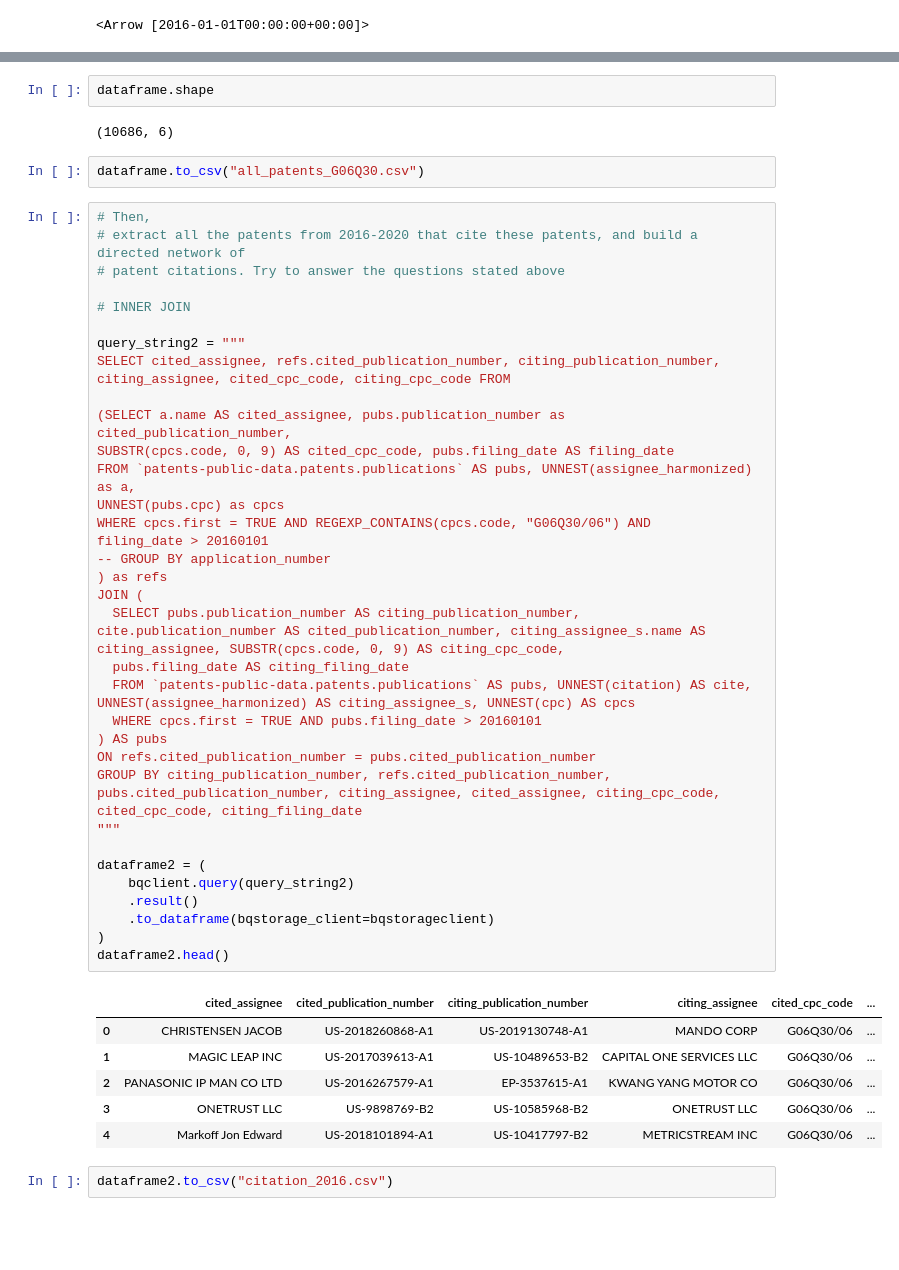
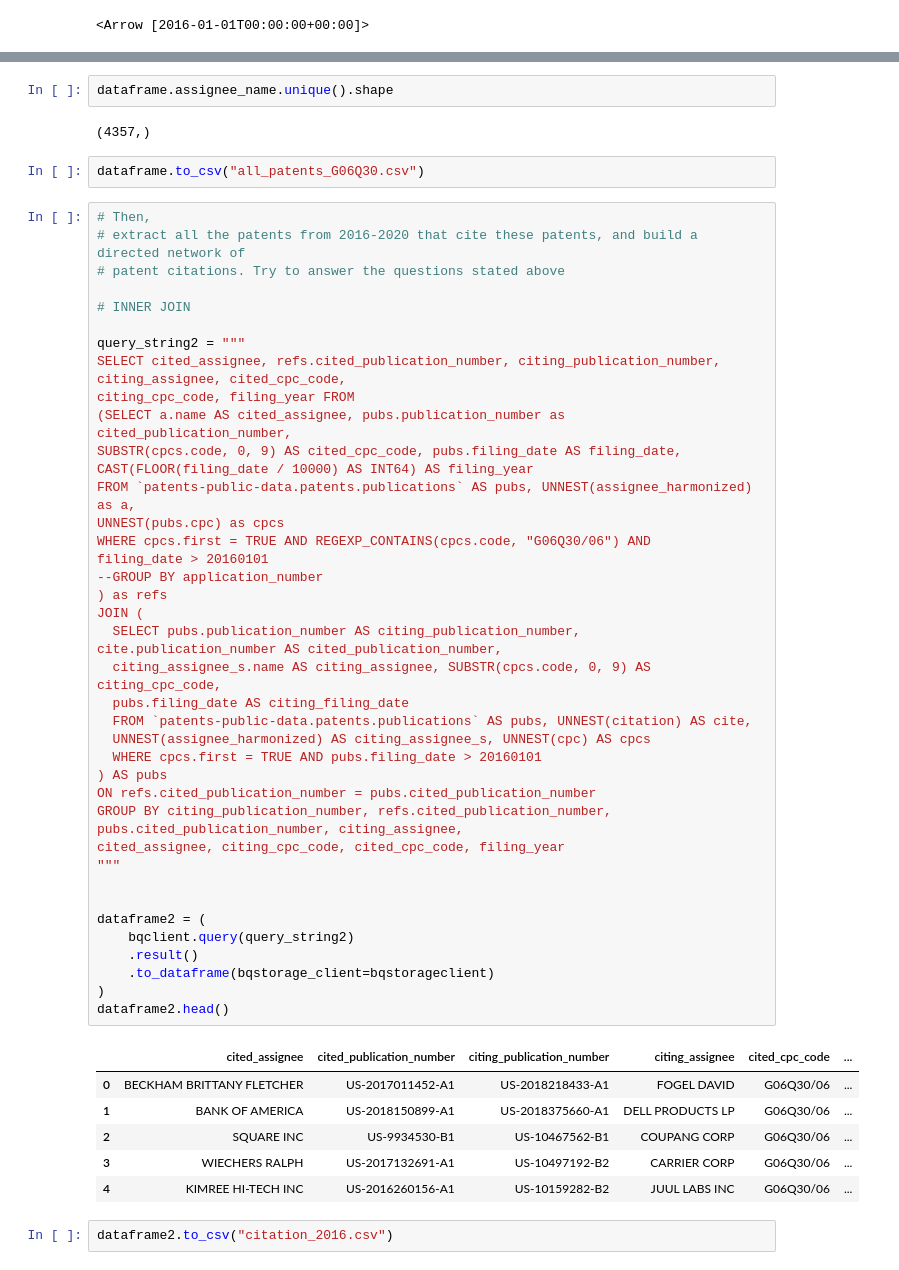
Before and after one commit to anitamezzetti/EPFL_Data_science_in_practice, a Jupyter notebook: Problem Set 3/HienAs3-Query.ipynb, the cells around one changed output, grey strips where cells are left out. Drawn from its saved outputs; the diff is of its cells as text; blank space fills up the shorter version.

```diff
--- a/Problem Set 3/HienAs3-Query.ipynb
+++ b/Problem Set 3/HienAs3-Query.ipynb
@@ -79,49 +79,55 @@ dataframe.head()
 # %%
-dataframe.shape
+dataframe.assignee_name.unique().shape
 # %% [output]
-(10686, 6)
+(4357,)
 # %%
 dataframe.to_csv("all_patents_G06Q30.csv")
 # %%
 # Then,
 # extract all the patents from 2016-2020 that cite these patents, and build a directed network of
 # patent citations. Try to answer the questions stated above
 
 # INNER JOIN
 
 query_string2 = """
-SELECT cited_assignee, refs.cited_publication_number, citing_publication_number, citing_assignee, cited_cpc_code, citing_cpc_code FROM
-
-(SELECT a.name AS cited_assignee, pubs.publication_number as cited_publication_number,
-SUBSTR(cpcs.code, 0, 9) AS cited_cpc_code, pubs.filing_date AS filing_date
+SELECT cited_assignee, refs.cited_publication_number, citing_publication_number, citing_assignee, cited_cpc_code,
+citing_cpc_code, filing_year FROM
+(SELECT a.name AS cited_assignee, pubs.publication_number as
+cited_publication_number,
+SUBSTR(cpcs.code, 0, 9) AS cited_cpc_code, pubs.filing_date AS filing_date,
+CAST(FLOOR(filing_date / 10000) AS INT64) AS filing_year
 FROM `patents-public-data.patents.publications` AS pubs, UNNEST(assignee_harmonized) as a,
 UNNEST(pubs.cpc) as cpcs
 WHERE cpcs.first = TRUE AND REGEXP_CONTAINS(cpcs.code, "G06Q30/06") AND
 filing_date > 20160101
--- GROUP BY application_number
+--GROUP BY application_number
 ) as refs
 JOIN (
-  SELECT pubs.publication_number AS citing_publication_number, cite.publication_number AS cited_publication_number, citing_assignee_s.name AS citing_assignee, SUBSTR(cpcs.code, 0, 9) AS citing_cpc_code,
+  SELECT pubs.publication_number AS citing_publication_number, cite.publication_number AS cited_publication_number,
+  citing_assignee_s.name AS citing_assignee, SUBSTR(cpcs.code, 0, 9) AS citing_cpc_code,
   pubs.filing_date AS citing_filing_date
-  FROM `patents-public-data.patents.publications` AS pubs, UNNEST(citation) AS cite, UNNEST(assignee_harmonized) AS citing_assignee_s, UNNEST(cpc) AS cpcs
+  FROM `patents-public-data.patents.publications` AS pubs, UNNEST(citation) AS cite,
+  UNNEST(assignee_harmonized) AS citing_assignee_s, UNNEST(cpc) AS cpcs
   WHERE cpcs.first = TRUE AND pubs.filing_date > 20160101
 ) AS pubs
 ON refs.cited_publication_number = pubs.cited_publication_number
-GROUP BY citing_publication_number, refs.cited_publication_number, pubs.cited_publication_number, citing_assignee, cited_assignee, citing_cpc_code, cited_cpc_code, citing_filing_date
+GROUP BY citing_publication_number, refs.cited_publication_number, pubs.cited_publication_number, citing_assignee,
+cited_assignee, citing_cpc_code, cited_cpc_code, filing_year
 """
+
 
 dataframe2 = (
     bqclient.query(query_string2)
     .result()
     .to_dataframe(bqstorage_client=bqstorageclient)
 )
 dataframe2.head()
 # %% [output]
 |  | cited_assignee | cited_publication_number | citing_publication_number | citing_assignee | cited_cpc_code | ... |
-| 0 | CHRISTENSEN JACOB | US-2018260868-A1 | US-2019130748-A1 | MANDO CORP | G06Q30/06 | ... |
-| 1 | MAGIC LEAP INC | US-2017039613-A1 | US-10489653-B2 | CAPITAL ONE SERVICES LLC | G06Q30/06 | ... |
-| 2 | PANASONIC IP MAN CO LTD | US-2016267579-A1 | EP-3537615-A1 | KWANG YANG MOTOR CO | G06Q30/06 | ... |
-| 3 | ONETRUST LLC | US-9898769-B2 | US-10585968-B2 | ONETRUST LLC | G06Q30/06 | ... |
-| 4 | Markoff Jon Edward | US-2018101894-A1 | US-10417797-B2 | METRICSTREAM INC | G06Q30/06 | ... |
+| 0 | BECKHAM BRITTANY FLETCHER | US-2017011452-A1 | US-2018218433-A1 | FOGEL DAVID | G06Q30/06 | ... |
+| 1 | BANK OF AMERICA | US-2018150899-A1 | US-2018375660-A1 | DELL PRODUCTS LP | G06Q30/06 | ... |
+| 2 | SQUARE INC | US-9934530-B1 | US-10467562-B1 | COUPANG CORP | G06Q30/06 | ... |
+| 3 | WIECHERS RALPH | US-2017132691-A1 | US-10497192-B2 | CARRIER CORP | G06Q30/06 | ... |
+| 4 | KIMREE HI-TECH INC | US-2016260156-A1 | US-10159282-B2 | JUUL LABS INC | G06Q30/06 | ... |
 # %%
 dataframe2.to_csv("citation_2016.csv")
```
Also changed, not shown: parts of 3 cells of this notebook, 3 other files.
